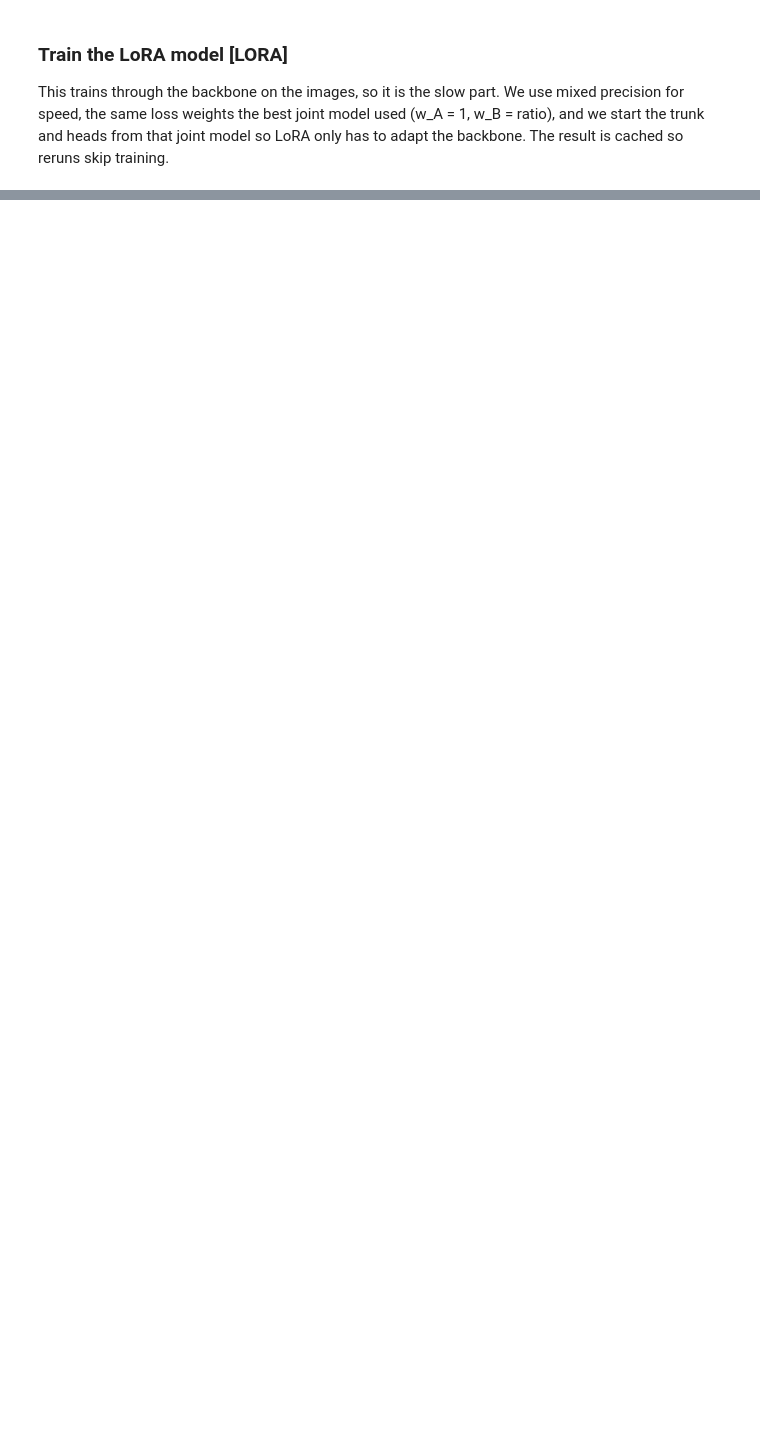
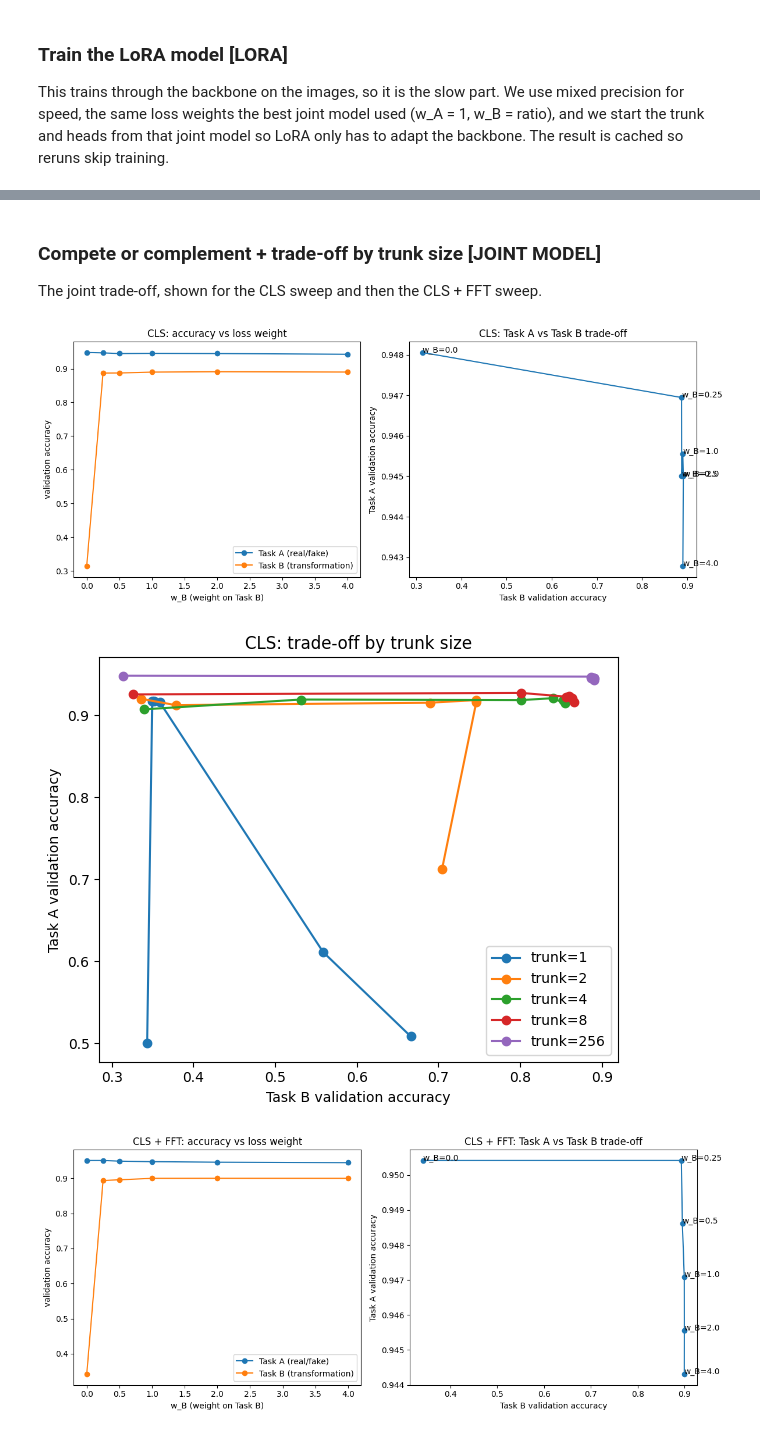
Before and after one commit to janniuni/cv_project_2526, a Jupyter notebook: cv-2526.ipynb, the cells around one changed output, grey strips where cells are left out. Drawn from its saved outputs; the diff is of its cells as text; code cells hidden in the pictures; blank space fills up the shorter version.

```diff
--- a/cv-2526.ipynb
+++ b/cv-2526.ipynb
@@ -678,0 +926,16 @@ Loaded cached features: (48000, 768)
+# %%
+if FFT_FEATS_NPY.exists():
+    fft_feats = np.load(FFT_FEATS_NPY)
+    print("Loaded cached FFT features:", fft_feats.shape)
+else:
+    fft_feats = extract_fft_features(subset["path"].tolist())
+    np.save(FFT_FEATS_NPY, fft_feats)
+    print("\nSaved FFT features:", fft_feats.shape)
+
+assert fft_feats.shape == (len(subset), FFT_BINS)
+
+train_rows = (subset["split"] == "train").values            # fit the scaler on train only
+FFT_MEAN = fft_feats[train_rows].mean(axis=0)
+FFT_STD  = fft_feats[train_rows].std(axis=0) + 1e-6
+feats_fft = np.concatenate([feats, ((fft_feats - FFT_MEAN) / FFT_STD).astype(np.float32)], axis=1)
+print("Combined feature dim (CLS + FFT):", feats_fft.shape[1])
@@ -746,7 +1015,10 @@ loss-weight and bottleneck sweep), and finally the LoRA model.
 ### Build the training tensors
 Call the Utils helper now that the cached features and the table both exist.
 # %%
-features_tensor, labels_realfake, labels_transform, is_train, is_val, is_test = build_tensors(feats, subset)
-print("train / val / test:", int(is_train.sum()), int(is_val.sum()), int(is_test.sum()))
+cls_data = make_splits(feats, subset, "cls")        # CLS features
+fft_data = make_splits(feats_fft, subset, "fft")    # CLS + FFT features
+
+print("train / val / test:", int(cls_data.is_train.sum()), int(cls_data.is_val.sum()), int(cls_data.is_test.sum()))
+print("feature dim: CLS", cls_data.in_dim, "| CLS+FFT", fft_data.in_dim)
 # %% [output]
 train / val / test: 33600 7200 7200
@@ -1423,0 +1473,10 @@ plot_scenario_comparison(taskA_by_scenario, taskB_by_scenario)
+# %% [markdown]
+### Compete or complement + trade-off by trunk size [JOINT MODEL]
+The joint trade-off, shown for the CLS sweep and then the CLS + FFT sweep.
+# %%
+plot_trunk_sweep(trained["cls"].sweep, trained["cls"].bottleneck, trained["cls"].hidden_sizes, "CLS")
+plot_trunk_sweep(trained["fft"].sweep, trained["fft"].bottleneck, trained["fft"].hidden_sizes, "CLS + FFT")
+# %% [output]
+[figure, added]
+[figure, added]
+[figure, added]
```
Also changed, not shown: parts of 106 cells of this notebook.
